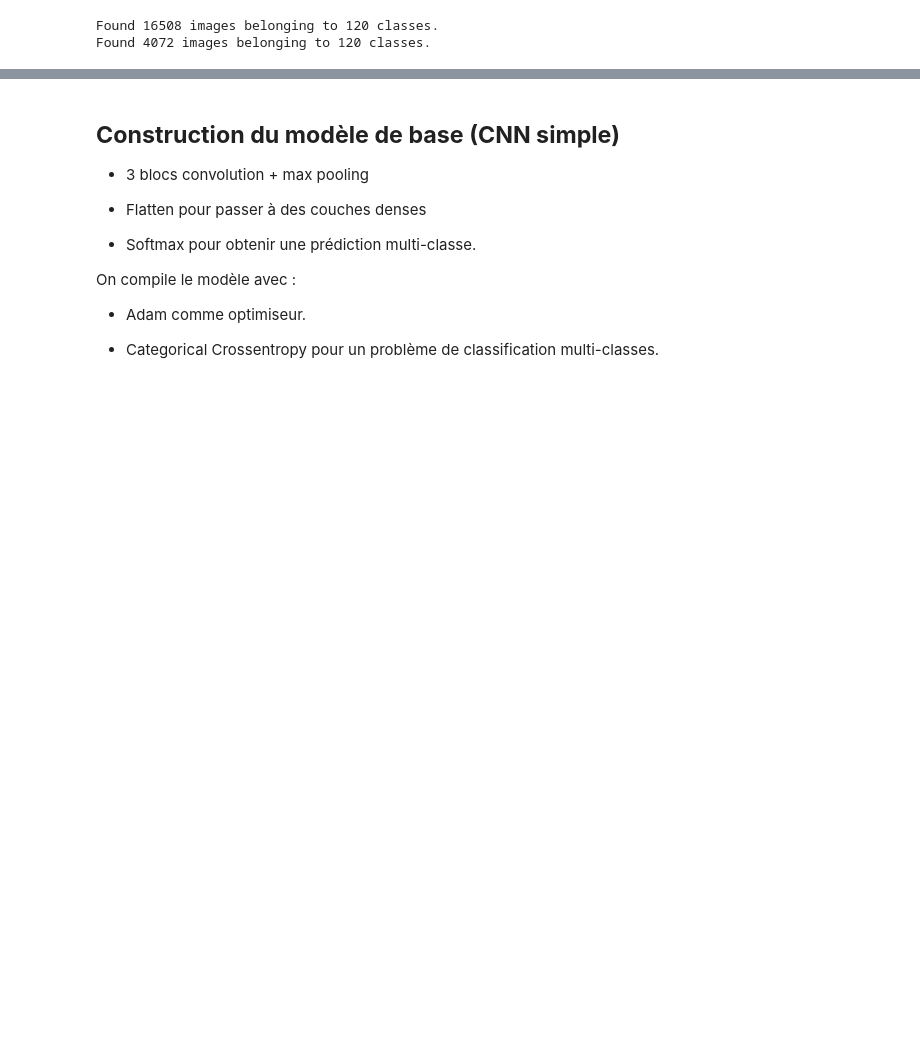
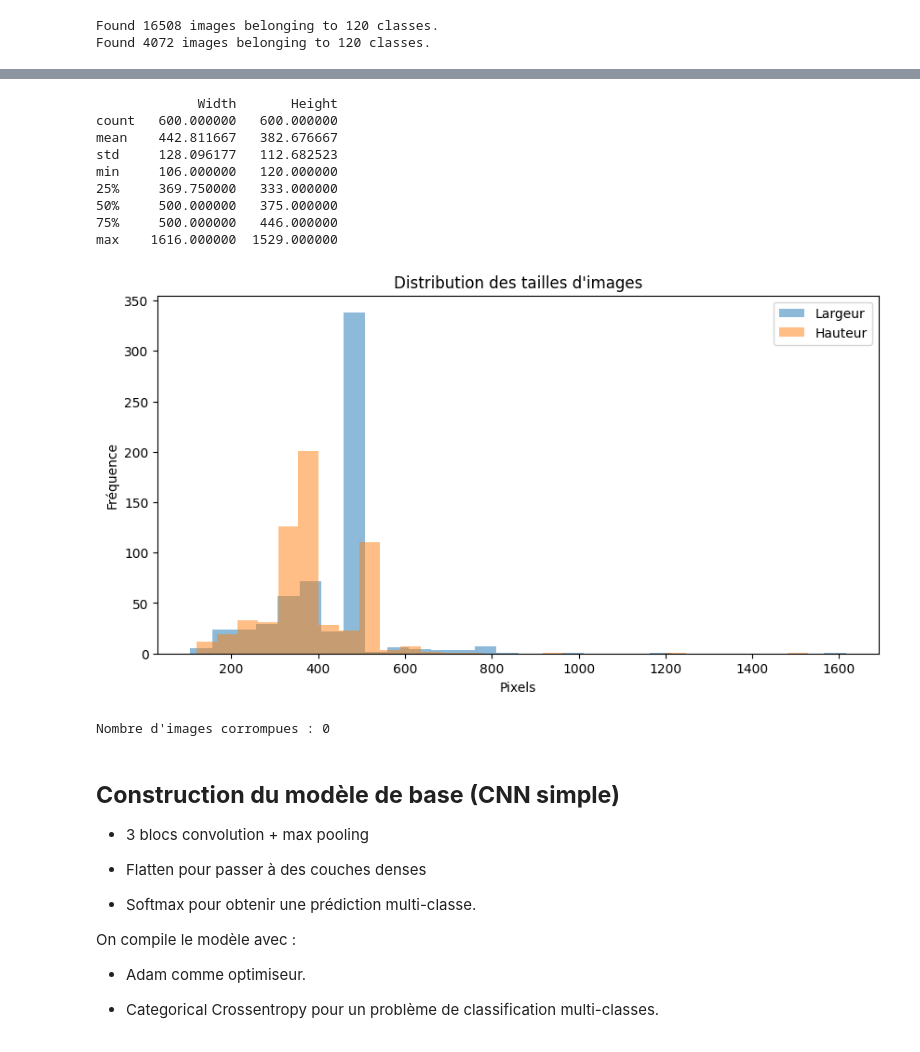
Before and after one commit to J-oker555/DogsBreedId, a Jupyter notebook: Notebooks/Processing.ipynb, the cells around one changed output, grey strips where cells are left out. Cells and saved outputs as stored; diff of their text form; code cells hidden in the pictures; blank space fills up the shorter version.

```diff
--- a/Notebooks/Processing.ipynb
+++ b/Notebooks/Processing.ipynb
@@ -92,3 +135,59 @@ Found 4072 images belonging to 120 classes.
+# %%
+img_shapes = []
+
+for class_name in classes:
+    class_folder = os.path.join(DATA_DIR, class_name)
+    img_list = os.listdir(class_folder)
+    for img_file in random.sample(img_list, min(5, len(img_list))):  # prendre un échantillon
+        img_path = os.path.join(class_folder, img_file)
+        img = image.load_img(img_path)
+        img_shapes.append(img.size)
+
+# Transformation en DataFrame
+import pandas as pd
+img_shapes_df = pd.DataFrame(img_shapes, columns=["Width", "Height"])
+
+# Affichage
+print(img_shapes_df.describe())
+
+# Plot
+plt.figure(figsize=(10,5))
+plt.hist(img_shapes_df['Width'], bins=30, alpha=0.5, label='Largeur')
+plt.hist(img_shapes_df['Height'], bins=30, alpha=0.5, label='Hauteur')
+plt.legend()
+plt.title("Distribution des tailles d'images")
+plt.xlabel("Pixels")
+plt.ylabel("Fréquence")
+plt.show()
+# %% [output]
+             Width       Height
+count   600.000000   600.000000
+mean    442.811667   382.676667
+std     128.096177   112.682523
+min     106.000000   120.000000
+25%     369.750000   333.000000
+50%     500.000000   375.000000
+75%     500.000000   446.000000
+max    1616.000000  1529.000000
+[figure, added]
+# %%
+from PIL import Image
+corrupted_images = []
+
+for class_name in classes:
+    class_folder = os.path.join(DATA_DIR, class_name)
+    img_list = os.listdir(class_folder)
+    for img_file in img_list:
+        img_path = os.path.join(class_folder, img_file)
+        try:
+            img = Image.open(img_path)
+            img.verify()  # Vérifie si le fichier est lisible
+        except (IOError, SyntaxError) as e:
+            corrupted_images.append(img_path)
+
+print(f"Nombre d'images corrompues : {len(corrupted_images)}")
+# %% [output]
+Nombre d'images corrompues : 0
 # %% [markdown]
 ## **Construction du modèle de base (CNN simple)**
 
```
Also changed, not shown: parts of 2 cells of this notebook, 2 other files.
